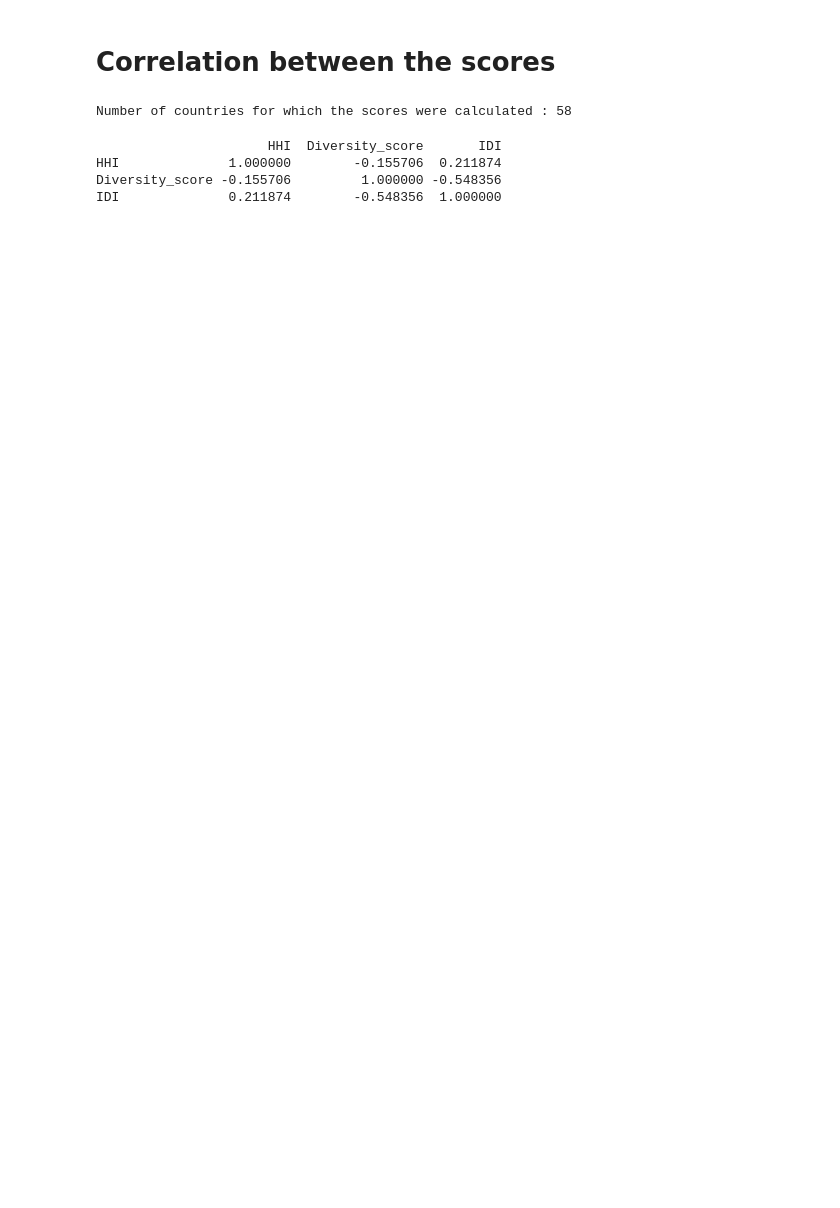
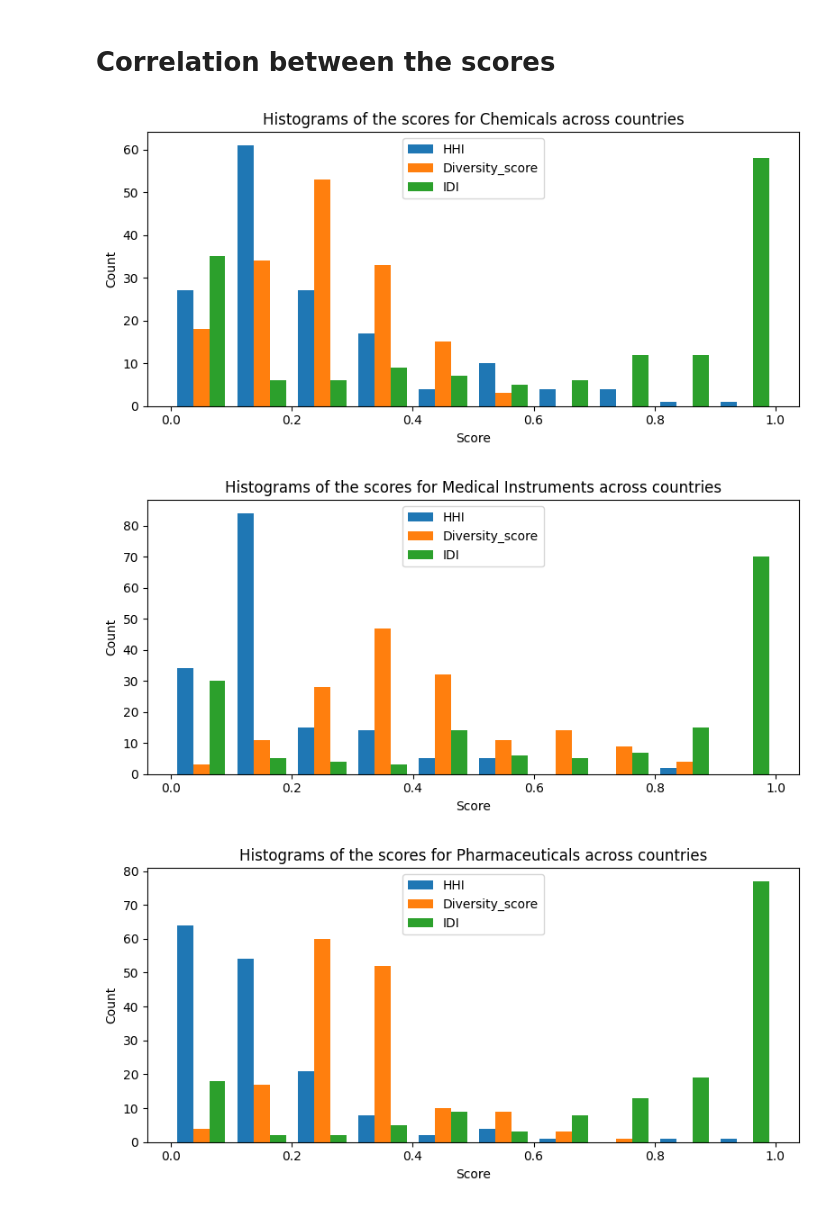
Before and after one commit to nehamt98/SupplyChainResilience, a Jupyter notebook: notebooks/scores_correlation.ipynb, the cells around one changed output. Saved outputs shown, nothing was run; the diff lists cells and outputs as text; code cells hidden in the pictures; blank space fills up the shorter version.

```diff
--- a/notebooks/scores_correlation.ipynb
+++ b/notebooks/scores_correlation.ipynb
@@ -112,23 +136,31 @@ for country in countries[:100]:
-# %%
-# Check the number of countries for which the score is calculated
-print("Number of countries for which the scores were calculated :", len(scri_dict))
-# %% [output]
-Number of countries for which the scores were calculated : 58
 # %%
 # Calculate the correlation matrix
-filtered_scores = [
-    {
-        'HHI': scores['HHI'],
-        'Diversity_score': scores['Diversity Score'],
-        'IDI': scores['IDI']
-    }
-    for scores in scri_dict.values()
-]
-scores_df = pd.DataFrame(filtered_scores)
-correlation_matrix = scores_df.corr()
-print(correlation_matrix)
+scores_df=[]
+correlation_matrix=[]
+for code in hs_codes:
+    filtered_scores = [
+        {
+            'HHI': scores['HHI'],
+            'Diversity_score': scores['Diversity Score'],
+            'IDI': scores['IDI']
+        }
+        for scores in [scores for (hs, _), scores in scri_dict.items() if hs == code]
+
+    ]
+    scores_df.append(pd.DataFrame(filtered_scores))
+    correlation_matrix.append(scores_df[-1].corr())
-# %% [output]
-                      HHI  Diversity_score       IDI
-HHI              1.000000        -0.155706  0.211874
-Diversity_score -0.155706         1.000000 -0.548356
-IDI              0.211874        -0.548356  1.000000
+# %%
+import matplotlib.pyplot as plt
+for i in range(len(hs_codes)):
+    plt.figure(figsize=(8,4))
+    plt.hist(scores_df[i], label=scores_df[i].columns)
+    plt.legend()
+    plt.title(f"Histograms of the scores for {hs_values[i]} across countries")
+    plt.xlabel("Score")
+    plt.ylabel("Count")
+    plt.tight_layout()
+    plt.show()
+# %% [output]
+[figure, added]
+[figure, added]
+[figure, added]
```
Also changed, not shown: parts of 7 cells of this notebook, 3 other files.
